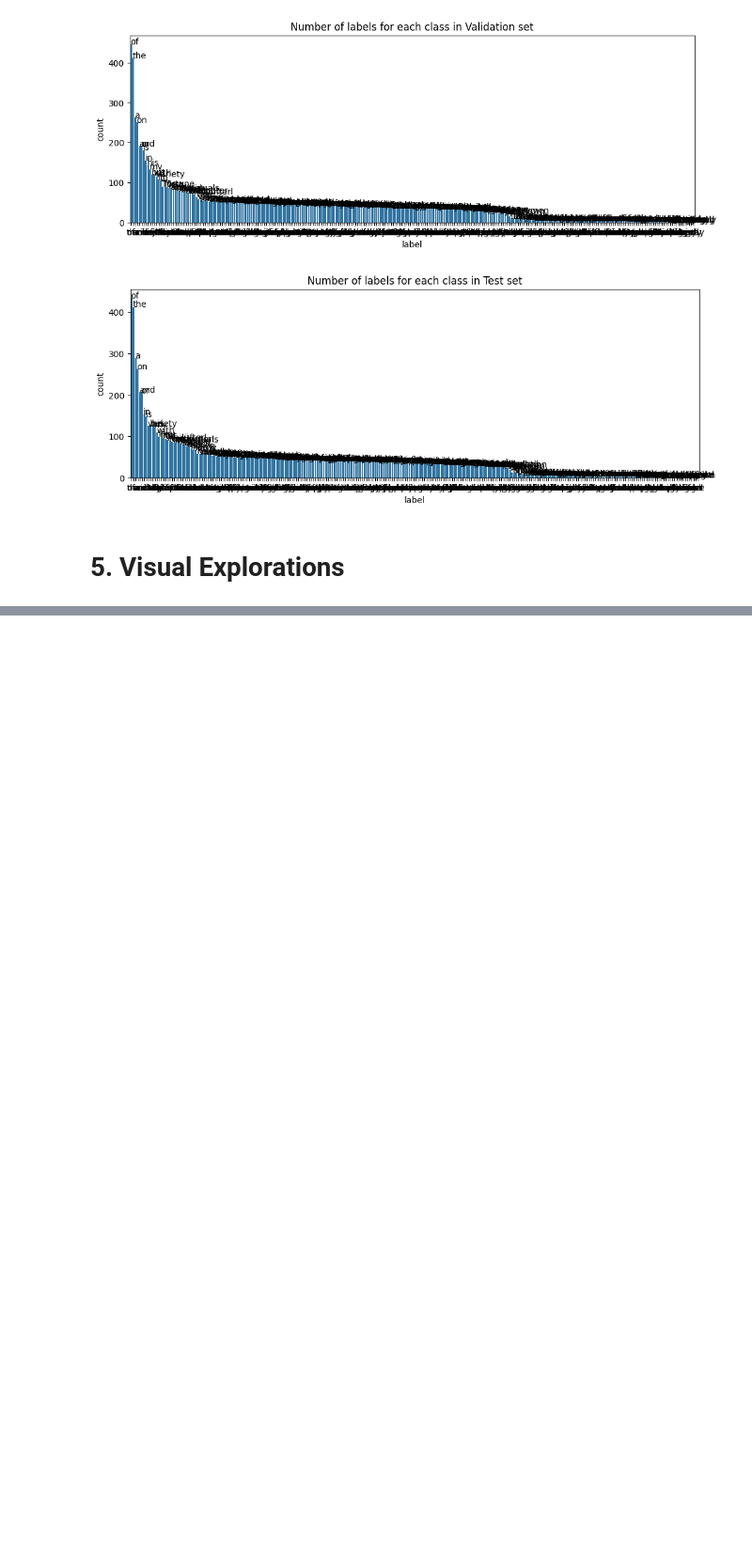
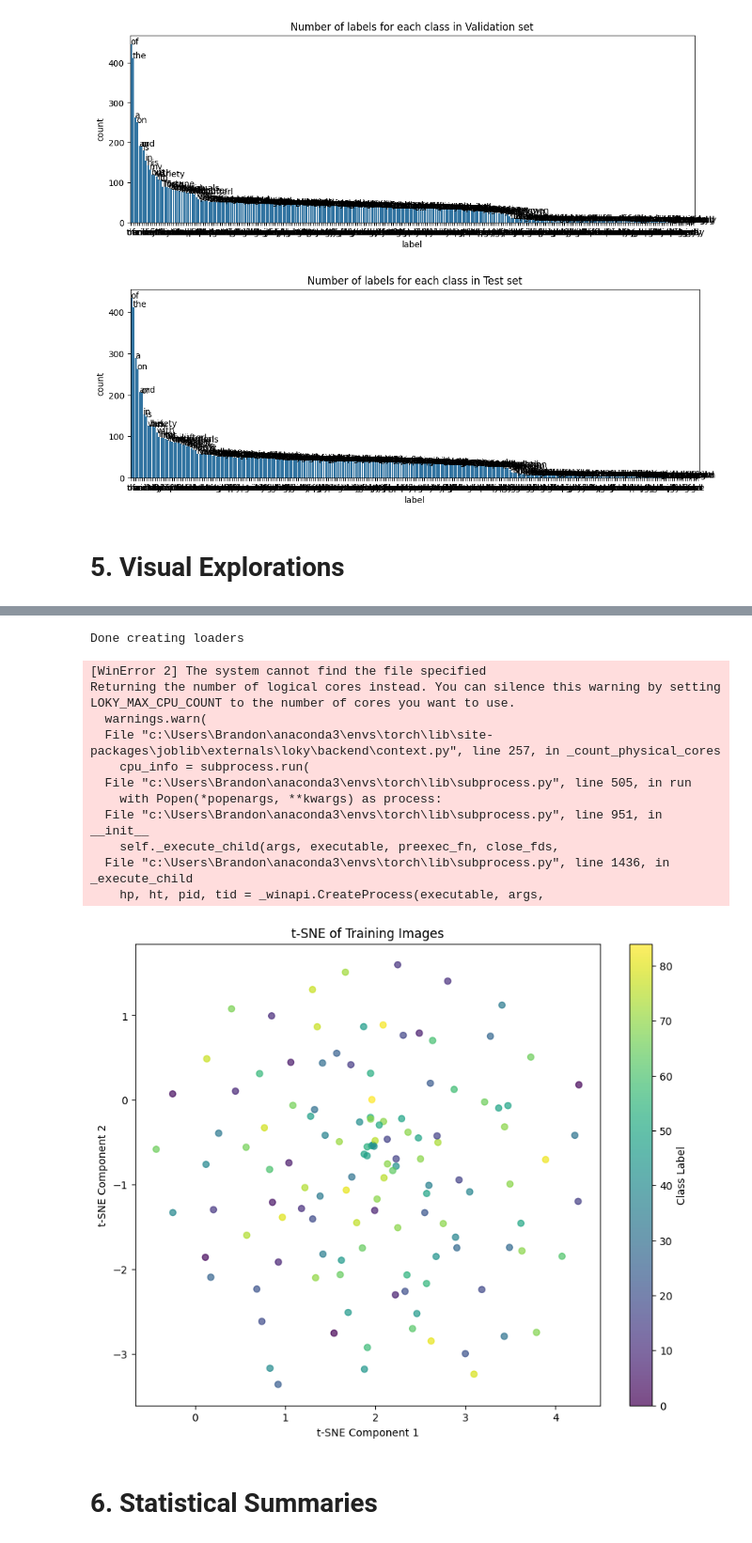
Before and after one commit to brwali/505FinalProject, a Jupyter notebook: eda.ipynb, the cells around one changed output, grey strips where cells are left out. Shown: that part at 94% size. Cells and saved outputs as stored; diff of their text form; code cells hidden in the pictures; blank space fills up the shorter version.

```diff
--- a/eda.ipynb
+++ b/eda.ipynb
@@ -343,0 +386,57 @@ NameError: name 'train_loader' is not defined
+# %%
+import numpy as np
+import matplotlib.pyplot as plt
+from sklearn.manifold import TSNE
+from sklearn.preprocessing import LabelEncoder
+import words_helper as wp
+import torch
+
+# Load data using your helper function
+classes, train_loader, valid_loader, test_loader, label_dict = wp.createLoaders()
+
+# Get one batch of images and labels from the train_loader
+batch = next(iter(train_loader))  # batch is a tuple: (images, labels)
+images, labels = batch  # Unpack the tuple
+
+# Move tensors to CPU if needed and convert them to NumPy arrays
+if isinstance(images, torch.Tensor):
+    images = images.cpu().detach().numpy()
+if isinstance(labels, torch.Tensor):
+    labels = labels.cpu().detach().numpy()
+
+# Convert labels from text to numeric (if needed)
+label_encoder = LabelEncoder()
+numeric_labels = label_encoder.fit_transform(labels)
+
+# Flatten images so that each image becomes a 1D vector
+n_samples = images.shape[0]
+flattened_images = images.reshape(n_samples, -1)
+
+# Apply t-SNE to reduce dimensions to 2 for visualization
+tsne = TSNE(n_components=2, random_state=42)
+tsne_results = tsne.fit_transform(flattened_images)
+
+# Plot t-SNE results
+plt.figure(figsize=(10, 8))
+scatter = plt.scatter(tsne_results[:, 0], tsne_results[:, 1], c=numeric_labels, cmap='viridis', alpha=0.7)
+plt.title("t-SNE of Training Images")
+plt.xlabel("t-SNE Component 1")
+plt.ylabel("t-SNE Component 2")
+plt.colorbar(scatter, label="Class Label")
+plt.show()
+# %% [output]
+Done creating loaders
+[WinError 2] The system cannot find the file specified
+Returning the number of logical cores instead. You can silence this warning by setting LOKY_MAX_CPU_COUNT to the number of cores you want to use.
+  warnings.warn(
+  File "c:\Users\Brandon\anaconda3\envs\torch\lib\site-packages\joblib\externals\loky\backend\context.py", line 257, in _count_physical_cores
+    cpu_info = subprocess.run(
+  File "c:\Users\Brandon\anaconda3\envs\torch\lib\subprocess.py", line 505, in run
+    with Popen(*popenargs, **kwargs) as process:
+  File "c:\Users\Brandon\anaconda3\envs\torch\lib\subprocess.py", line 951, in __init__
+    self._execute_child(args, executable, preexec_fn, close_fds,
+  File "c:\Users\Brandon\anaconda3\envs\torch\lib\subprocess.py", line 1436, in _execute_child
+    hp, ht, pid, tid = _winapi.CreateProcess(executable, args,
+[figure, added]
+# %% [markdown]
+# 6. Statistical Summaries
```
Also changed, not shown: parts of 3 cells of this notebook, 1 other file.
